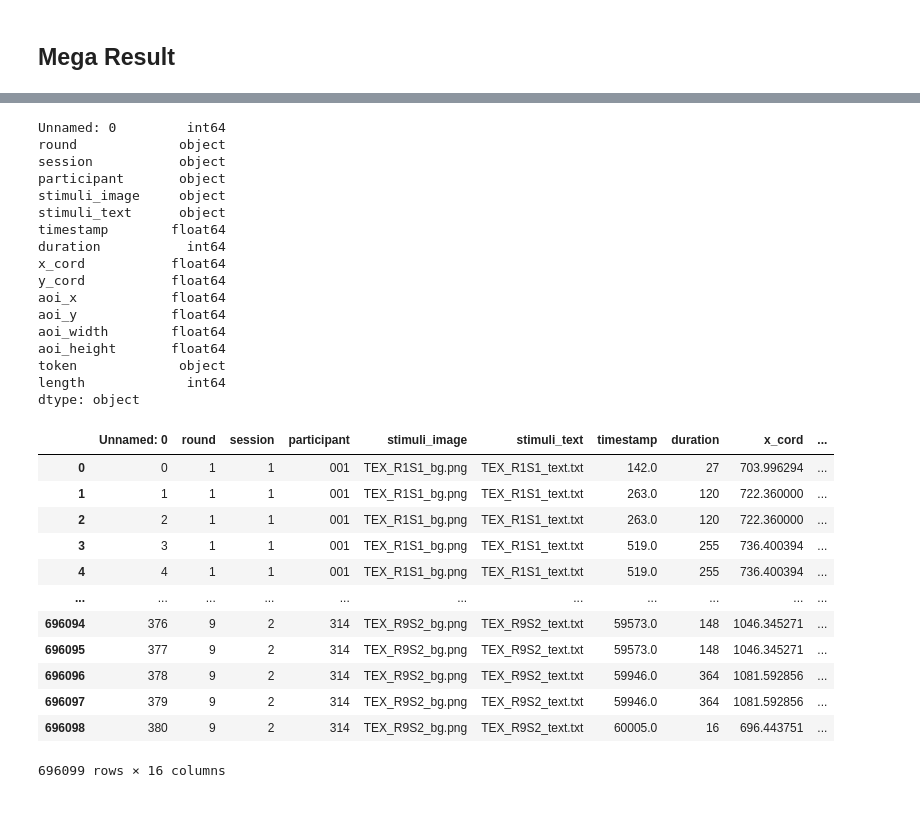
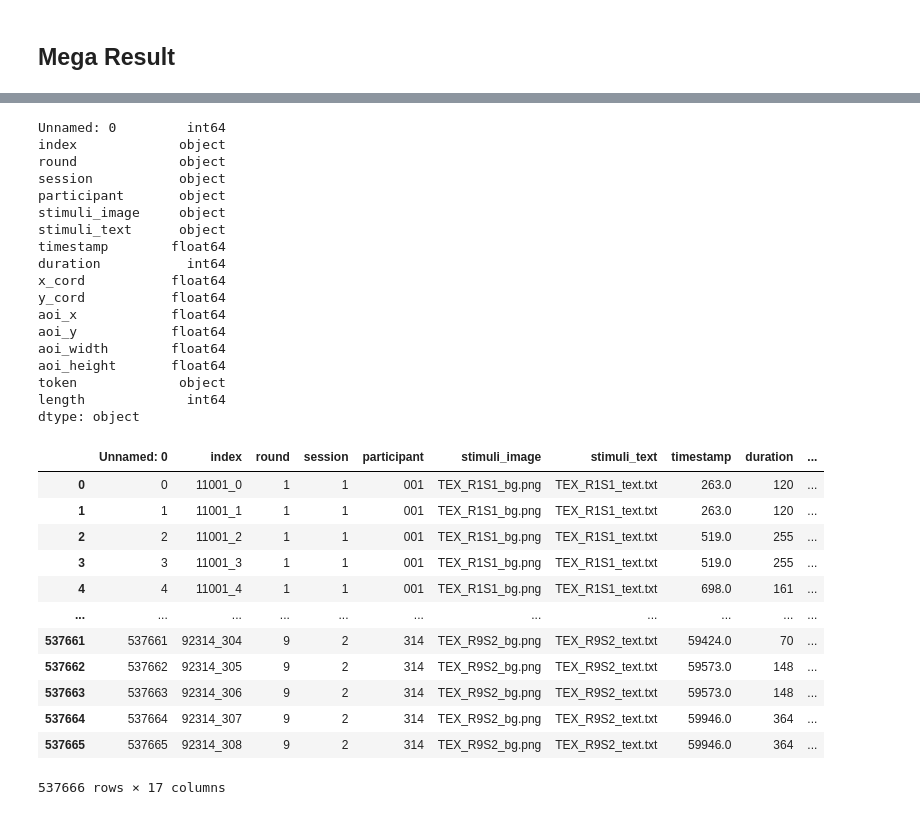
Before and after one commit to sdotpeng/EMIB, a Jupyter notebook: GazeBase.ipynb, the cells around one changed output, grey strips where cells are left out. Saved outputs shown, nothing was run; the diff lists cells and outputs as text; code cells hidden in the pictures.

```diff
--- a/GazeBase.ipynb
+++ b/GazeBase.ipynb
@@ -138,5 +140,18 @@ mega_result.to_csv('Hit_Test_Result.csv')
 # %%
-mega_result.replace('THIE', 'THE').replace('thie', 'the')
+datatype = {'index': str,
+            'round': str,
+            'session': str,
+            'participant': str,
+            'stimuli_image': str,
+            'stimuli_text': str,
+            'duration': 'int64',
+            'x_cord': 'float64',
+            'y_cord': 'float64',
+            'aoi_x': 'float64',
+            'aoi_y': 'float64',
+            'aoi_width': 'float64',
+            'aoi_height': 'float64',
+            'token': str,
+            'length': 'int64'}
 
-datatype = {'round' : str, 'session' : str, 'participant' : str, 'duration' : 'int64', 'aoi_y' : 'float64', 'aoi_width' : 'float64', 'aoi_height' : 'float64', 'length' : 'int64'}
-mega_result.astype(datatype)
+mega_result = mega_result.astype(datatype)
@@ -159,9 +182,10 @@ mega_result.to_csv('Hit_Test_Result.csv')
 # %%
-res = pd.read_csv('Hit_Test_Result.csv', dtype=datatype)
+df = pd.read_csv('raw_result.csv', dtype=datatype)
 # %%
-res.dtypes
+df.dtypes
 # %% [output]
 Unnamed: 0         int64
+index             object
 round             object
 session           object
 participant       object
@@ -178,3 +202,19 @@ aoi_height       float64
 token             object
 length             int64
 dtype: object
+# %%
+df
+# %% [output]
+|  | Unnamed: 0 | index | round | session | participant | stimuli_image | stimuli_text | timestamp | duration | ... |
+| 0 | 0 | 11001_0 | 1 | 1 | 001 | TEX_R1S1_bg.png | TEX_R1S1_text.txt | 263.0 | 120 | ... |
+| 1 | 1 | 11001_1 | 1 | 1 | 001 | TEX_R1S1_bg.png | TEX_R1S1_text.txt | 263.0 | 120 | ... |
+| 2 | 2 | 11001_2 | 1 | 1 | 001 | TEX_R1S1_bg.png | TEX_R1S1_text.txt | 519.0 | 255 | ... |
+| 3 | 3 | 11001_3 | 1 | 1 | 001 | TEX_R1S1_bg.png | TEX_R1S1_text.txt | 519.0 | 255 | ... |
+| 4 | 4 | 11001_4 | 1 | 1 | 001 | TEX_R1S1_bg.png | TEX_R1S1_text.txt | 698.0 | 161 | ... |
+| ... | ... | ... | ... | ... | ... | ... | ... | ... | ... | ... |
+| 537661 | 537661 | 92314_304 | 9 | 2 | 314 | TEX_R9S2_bg.png | TEX_R9S2_text.txt | 59424.0 | 70 | ... |
+| 537662 | 537662 | 92314_305 | 9 | 2 | 314 | TEX_R9S2_bg.png | TEX_R9S2_text.txt | 59573.0 | 148 | ... |
+| 537663 | 537663 | 92314_306 | 9 | 2 | 314 | TEX_R9S2_bg.png | TEX_R9S2_text.txt | 59573.0 | 148 | ... |
+| 537664 | 537664 | 92314_307 | 9 | 2 | 314 | TEX_R9S2_bg.png | TEX_R9S2_text.txt | 59946.0 | 364 | ... |
+| 537665 | 537665 | 92314_308 | 9 | 2 | 314 | TEX_R9S2_bg.png | TEX_R9S2_text.txt | 59946.0 | 364 | ... |
+537666 rows × 17 columns
@@ -183,16 +225,0 @@ res.to_csv('Hit_Test_Result.csv')
-# %%
-res
-# %% [output]
-|  | Unnamed: 0 | round | session | participant | stimuli_image | stimuli_text | timestamp | duration | x_cord | ... |
-| 0 | 0 | 1 | 1 | 001 | TEX_R1S1_bg.png | TEX_R1S1_text.txt | 142.0 | 27 | 703.996294 | ... |
-| 1 | 1 | 1 | 1 | 001 | TEX_R1S1_bg.png | TEX_R1S1_text.txt | 263.0 | 120 | 722.360000 | ... |
-| 2 | 2 | 1 | 1 | 001 | TEX_R1S1_bg.png | TEX_R1S1_text.txt | 263.0 | 120 | 722.360000 | ... |
-| 3 | 3 | 1 | 1 | 001 | TEX_R1S1_bg.png | TEX_R1S1_text.txt | 519.0 | 255 | 736.400394 | ... |
-| 4 | 4 | 1 | 1 | 001 | TEX_R1S1_bg.png | TEX_R1S1_text.txt | 519.0 | 255 | 736.400394 | ... |
-| ... | ... | ... | ... | ... | ... | ... | ... | ... | ... | ... |
-| 696094 | 376 | 9 | 2 | 314 | TEX_R9S2_bg.png | TEX_R9S2_text.txt | 59573.0 | 148 | 1046.345271 | ... |
-| 696095 | 377 | 9 | 2 | 314 | TEX_R9S2_bg.png | TEX_R9S2_text.txt | 59573.0 | 148 | 1046.345271 | ... |
-| 696096 | 378 | 9 | 2 | 314 | TEX_R9S2_bg.png | TEX_R9S2_text.txt | 59946.0 | 364 | 1081.592856 | ... |
-| 696097 | 379 | 9 | 2 | 314 | TEX_R9S2_bg.png | TEX_R9S2_text.txt | 59946.0 | 364 | 1081.592856 | ... |
-| 696098 | 380 | 9 | 2 | 314 | TEX_R9S2_bg.png | TEX_R9S2_text.txt | 60005.0 | 16 | 696.443751 | ... |
-696099 rows × 16 columns
```
Also changed, not shown: parts of 15 cells of this notebook, 7 other files.
